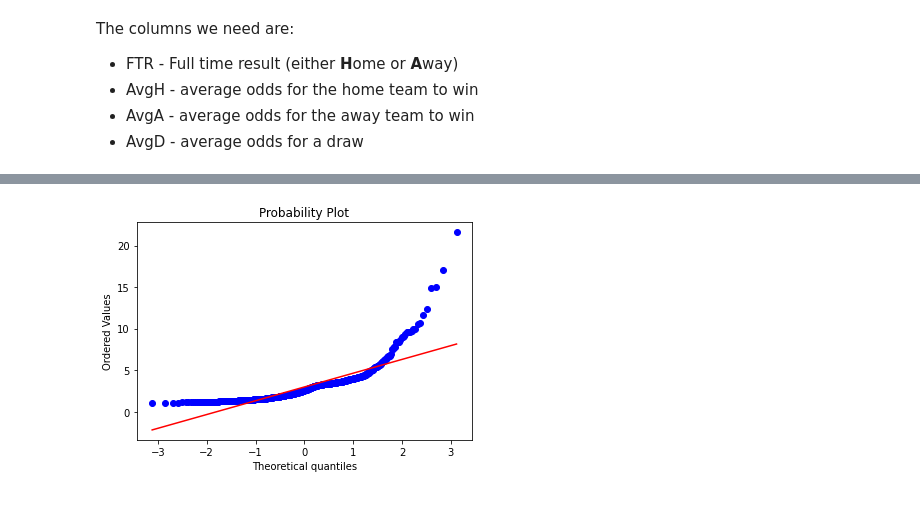
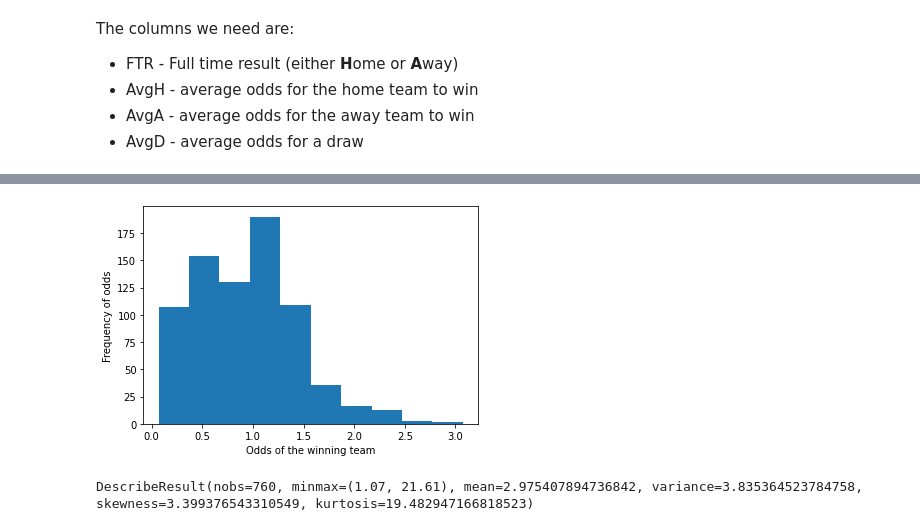
Before and after one commit to nerrma/betting-backtest, a Jupyter notebook: kelly_backtest.ipynb, the cells around one changed output, grey strips where cells are left out. Saved outputs shown, nothing was run; the diff lists cells and outputs as text; code cells hidden in the pictures.

```diff
--- a/kelly_backtest.ipynb
+++ b/kelly_backtest.ipynb
@@ -40,4 +37,14 @@ DescribeResult(nobs=760, minmax=(1.07, 21.61), mean=2.975407894736842, variance=
-# %%
-_ = scipy.stats.probplot(ideal_odds, plot=plt)
-# %% [output]
-[figure, removed]
+# %%
+ideal_odds = np.zeros(len(df_train))
+for i, row in df_train.iterrows():
+    ideal_odds[i] = row['Avg'+row['FTR']]
+
+plt.hist(np.log(ideal_odds))
+plt.xlabel("Odds of the winning team")
+plt.ylabel("Frequency of odds")
+plt.show()
+
+scipy.stats.describe(ideal_odds)
+# %% [output]
+[figure, added]
+DescribeResult(nobs=760, minmax=(1.07, 21.61), mean=2.975407894736842, variance=3.835364523784758, skewness=3.399376543310549, kurtosis=19.482947166818523)
```
Also changed, not shown: parts of 19 cells of this notebook.
